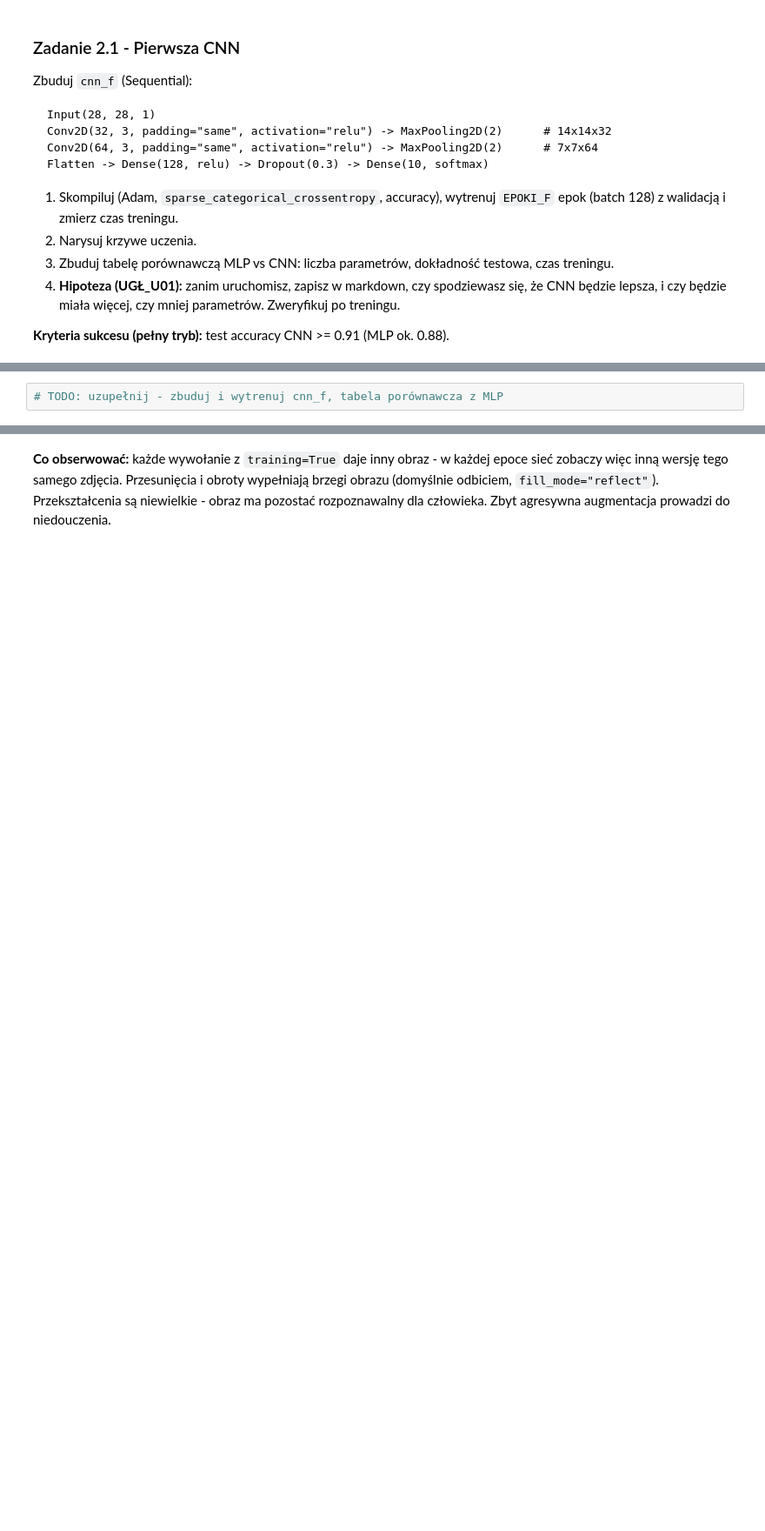
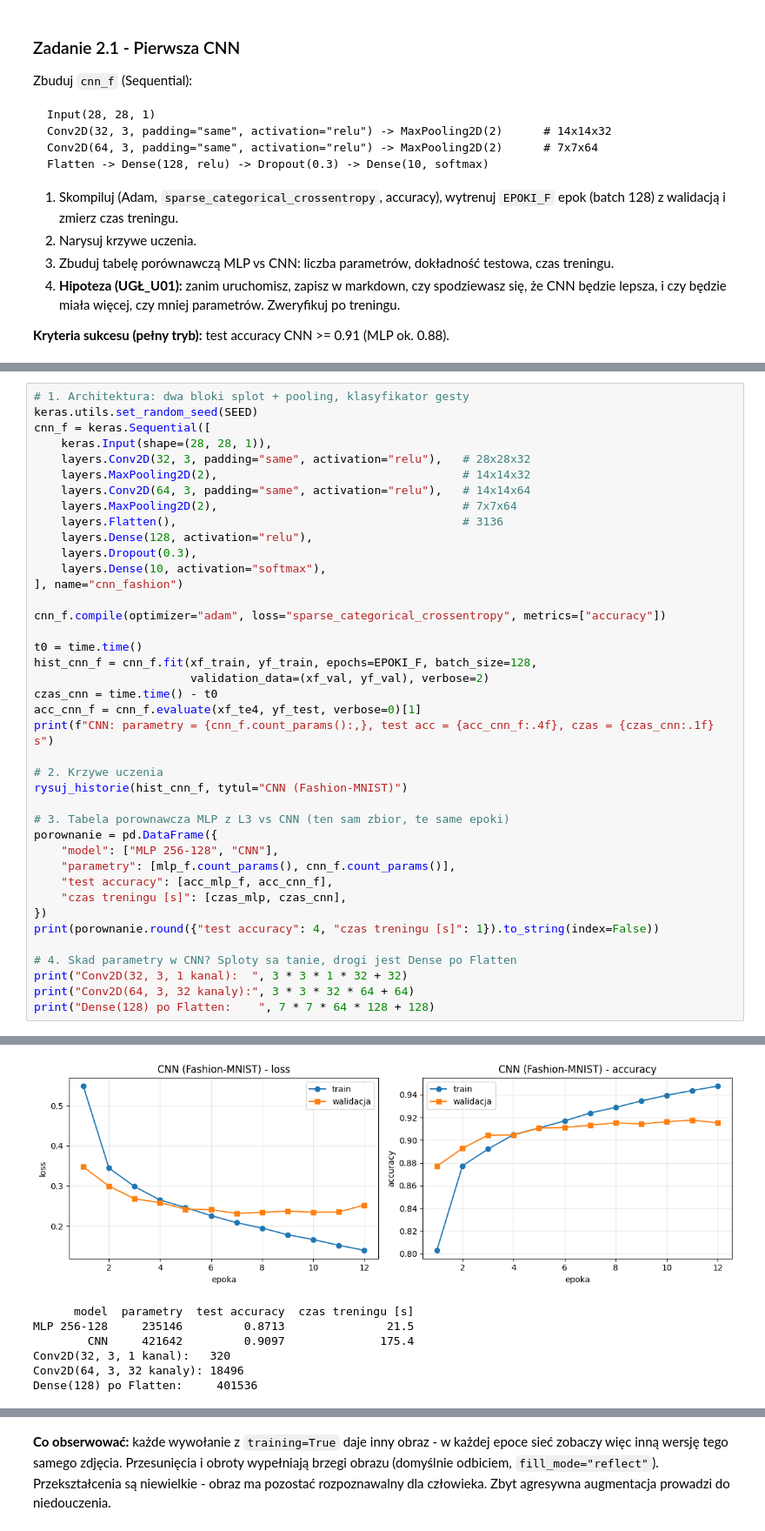
Before and after one commit to RJC2001/Uczenie-g-bokie-i-jego-zastosowania, a Jupyter notebook: 88274_LAB/Lab04_CNN_transfer_learning.ipynb, the cells around one changed output, grey strips where cells are left out. Shown at 87% size. Cells and saved outputs as stored; diff of their text form; blank space fills up the shorter version.

```diff
--- a/88274_LAB/Lab04_CNN_transfer_learning.ipynb
+++ b/88274_LAB/Lab04_CNN_transfer_learning.ipynb
@@ -290,2 +453,41 @@ Flatten -> Dense(128, relu) -> Dropout(0.3) -> Dense(10, softmax)
 # %%
-# TODO: uzupełnij - zbuduj i wytrenuj cnn_f, tabela porównawcza z MLP
+# 1. Architektura: dwa bloki splot + pooling, klasyfikator gesty
+keras.utils.set_random_seed(SEED)
+cnn_f = keras.Sequential([
+    keras.Input(shape=(28, 28, 1)),
+    layers.Conv2D(32, 3, padding="same", activation="relu"),   # 28x28x32
+    layers.MaxPooling2D(2),                                    # 14x14x32
+    layers.Conv2D(64, 3, padding="same", activation="relu"),   # 14x14x64
+    layers.MaxPooling2D(2),                                    # 7x7x64
+    layers.Flatten(),                                          # 3136
+    layers.Dense(128, activation="relu"),
+    layers.Dropout(0.3),
+    layers.Dense(10, activation="softmax"),
+], name="cnn_fashion")
+
+cnn_f.compile(optimizer="adam", loss="sparse_categorical_crossentropy", metrics=["accuracy"])
+
+t0 = time.time()
+hist_cnn_f = cnn_f.fit(xf_train, yf_train, epochs=EPOKI_F, batch_size=128,
+                       validation_data=(xf_val, yf_val), verbose=2)
+czas_cnn = time.time() - t0
+acc_cnn_f = cnn_f.evaluate(xf_te4, yf_test, verbose=0)[1]
+print(f"CNN: parametry = {cnn_f.count_params():,}, test acc = {acc_cnn_f:.4f}, czas = {czas_cnn:.1f} s")
+
+# 2. Krzywe uczenia
+rysuj_historie(hist_cnn_f, tytul="CNN (Fashion-MNIST)")
+
+# 3. Tabela porownawcza MLP z L3 vs CNN (ten sam zbior, te same epoki)
+porownanie = pd.DataFrame({
+    "model": ["MLP 256-128", "CNN"],
+    "parametry": [mlp_f.count_params(), cnn_f.count_params()],
+    "test accuracy": [acc_mlp_f, acc_cnn_f],
+    "czas treningu [s]": [czas_mlp, czas_cnn],
+})
+print(porownanie.round({"test accuracy": 4, "czas treningu [s]": 1}).to_string(index=False))
+
+# 4. Skad parametry w CNN? Sploty sa tanie, drogi jest Dense po Flatten
+print("Conv2D(32, 3, 1 kanal):  ", 3 * 3 * 1 * 32 + 32)
+print("Conv2D(64, 3, 32 kanaly):", 3 * 3 * 32 * 64 + 64)
+print("Dense(128) po Flatten:    ", 7 * 7 * 64 * 128 + 128)
+# %% [output]
@@ -292 +511,8 @@ Flatten -> Dense(128, relu) -> Dropout(0.3) -> Dense(10, softmax)
+[figure, added]
+      model  parametry  test accuracy  czas treningu [s]
+MLP 256-128     235146         0.8713               21.5
+        CNN     421642         0.9097              175.4
+Conv2D(32, 3, 1 kanal):   320
+Conv2D(64, 3, 32 kanaly): 18496
+Dense(128) po Flatten:     401536
 # %% [markdown]
```
Also changed, not shown: parts of 26 cells of this notebook, 12 other files.
